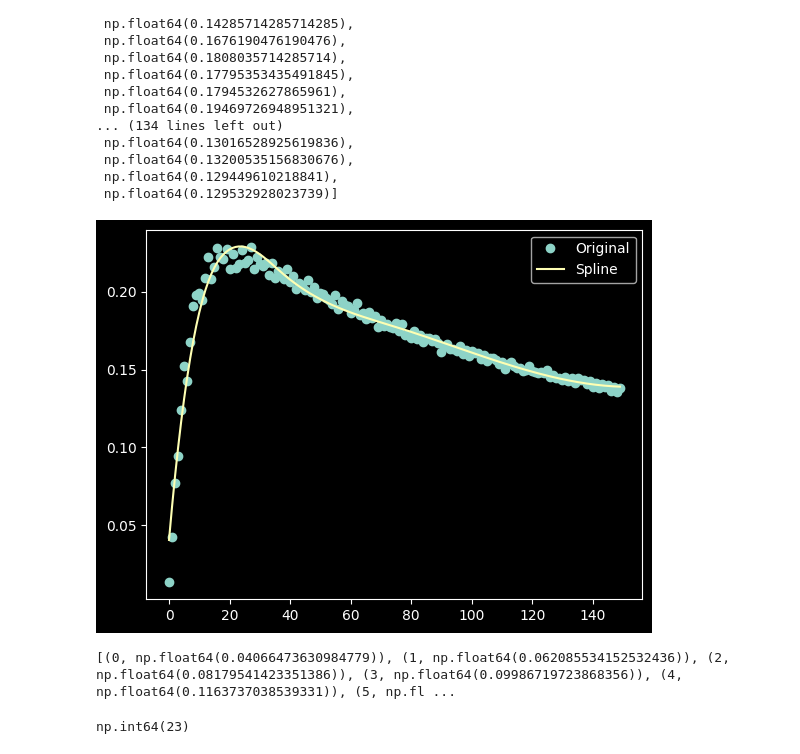
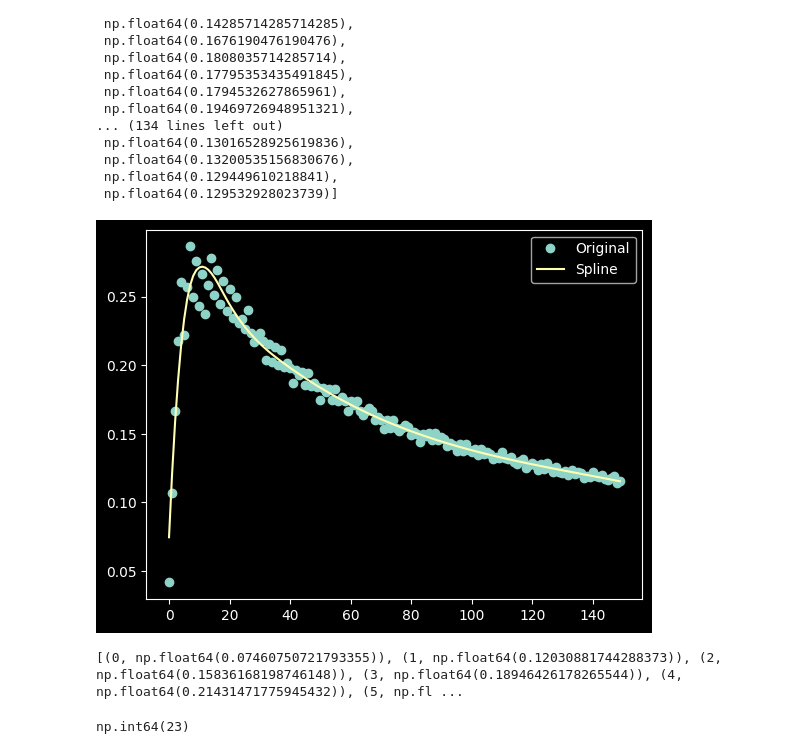
Before and after one commit to uulm-mrm/aduulm-stonesoup, a Jupyter notebook: aduulm_scripts/misc/test_eslimpp.ipynb, the cells around one changed output. Drawn from its saved outputs; the diff is of its cells as text; code cells hidden in the pictures.

```diff
--- a/aduulm_scripts/misc/test_eslimpp.ipynb
+++ b/aduulm_scripts/misc/test_eslimpp.ipynb
@@ -540,5 +540,5 @@ for i in range(1, 151):
 # %%
 th_op = dict()
 for i in range(1, 151):
-    th_op[f"7, {i}, 0.005"] = calibrate_opinion_threshold(7, i, alpha=0.005, N=100_000)
+    th_op[f"3, {i}, 0.005"] = calibrate_opinion_threshold(3, i, alpha=0.005, N=100_000)
 # %% [output]
@@ -600,27 +600,27 @@ plt.show()
 # %%
 import numpy as np
 import matplotlib.pyplot as plt
 from scipy.interpolate import UnivariateSpline
 
-y = np.array([th_op[f"7, {i}, 0.005"] for i in range(1, 151)])  # deine Werte
+y = np.array([th_op[f"3, {i}, 0.005"] for i in range(1, 151)])  # deine Werte
 x = np.arange(len(y))
 
 # Spline fitten (s = Glättungsparameter!)
-spline = UnivariateSpline(x, y, s=0.005)
+spline = UnivariateSpline(x, y, s=0.01)
 
 # feinere x-Werte für glatte Kurve
 x_smooth = np.linspace(x.min(), x.max(), len(y))
 y_smooth = spline(x_smooth)
 
 # Plot
 plt.plot(x, y, 'o', label='Original')
 plt.plot(x_smooth, y_smooth, '-', label='Spline')
 plt.legend()
 plt.show()
 print(list(enumerate(y_smooth)))
 # %% [output]
-[figure, old version]
+[figure, new version]
-[(0, np.float64(0.04066473630984779)), (1, np.float64(0.062085534152532436)), (2, np.float64(0.08179541423351386)), (3, np.float64(0.09986719723868356)), (4, np.float64(0.1163737038539331)), (5, np.fl ...
+[(0, np.float64(0.07460750721793355)), (1, np.float64(0.12030881744288373)), (2, np.float64(0.15836168198746148)), (3, np.float64(0.18946426178265544)), (4, np.float64(0.21431471775945432)), (5, np.fl ...
 # %%
 np.argmax(y_smooth)
 # %% [output]
```
Also changed, not shown: parts of 6 cells of this notebook, 2 other files.
